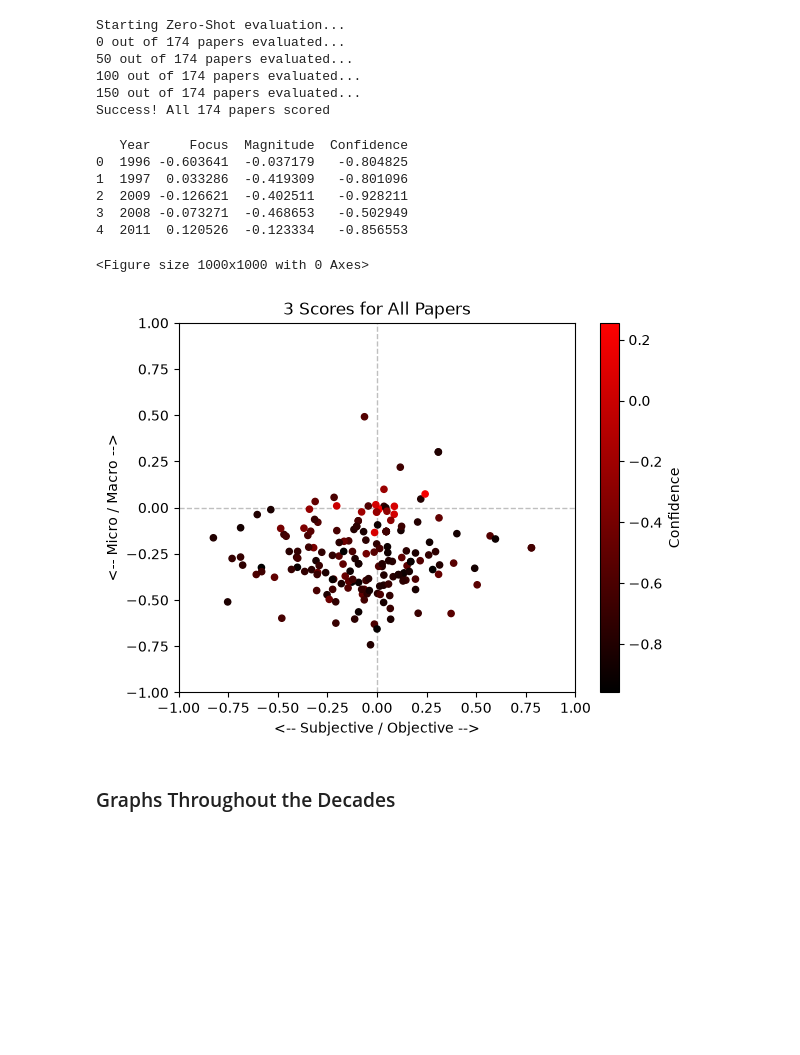
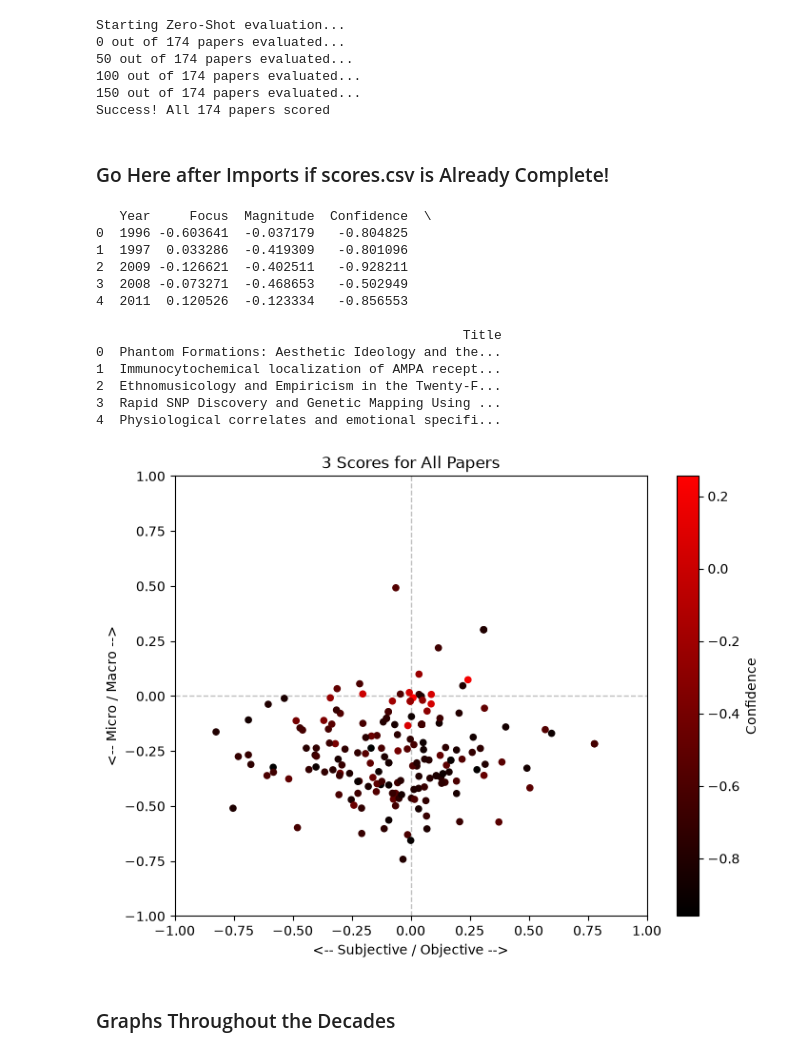
Before and after one commit to evancryan/explanatory-gap, a Jupyter notebook: scorer_model.ipynb, the cells around one changed output. Saved outputs shown, nothing was run; the diff lists cells and outputs as text; code cells hidden in the pictures; blank space fills up the shorter version.

```diff
--- a/scorer_model.ipynb
+++ b/scorer_model.ipynb
@@ -154,45 +132,52 @@ Success! All 174 papers scored
+# %% [markdown]
+### Go Here after Imports if scores.csv is Already Complete!
 # %%
-df_scores = pd.DataFrame(all_paper_scores)
-df_scores = df_scores.rename(columns={0: "Year", 1: "Focus", 2: "Magnitude", 3: "Confidence"})
+df_scores = pd.read_csv("scores.csv")
 print(df_scores.head())
 
 min_conf = df_scores["Confidence"].min()
 max_conf = df_scores["Confidence"].max()
 
-#df_scores.to_csv("all_papers_scores")
 
-plt.figure(figsize=(10,10))
+fig, ax = plt.subplots(figsize=(8,6))
 
 cmap = LinearSegmentedColormap.from_list("black_red", ["black", "red"])
 
 df_scores.plot.scatter(x="Focus",
                        y="Magnitude",
                        c="Confidence",
                        cmap=cmap, #or "inferno"
                        vmin=min_conf,
                        vmax=max_conf,
-                       sharex=False)
+                       sharex=False,
+                       ax=ax)
 
 plt.title("3 Scores for All Papers")
 plt.xlabel("<-- Subjective / Objective -->")
 plt.ylabel("<-- Micro / Macro -->")
 
 plt.axhline(0, color="black", linewidth=1, linestyle="--", alpha=0.25, zorder=0)
 plt.axvline(0, color="black", linewidth=1, linestyle="--", alpha=0.25, zorder=0)
 
 plt.xlim(-1,1)
 plt.ylim(-1,1)
 
 plt.show()
 # %% [output]
-   Year     Focus  Magnitude  Confidence
+   Year     Focus  Magnitude  Confidence  \
 0  1996 -0.603641  -0.037179   -0.804825
 1  1997  0.033286  -0.419309   -0.801096
 2  2009 -0.126621  -0.402511   -0.928211
 3  2008 -0.073271  -0.468653   -0.502949
 4  2011  0.120526  -0.123334   -0.856553
+
+                                               Title
+0  Phantom Formations: Aesthetic Ideology and the...
+1  Immunocytochemical localization of AMPA recept...
+2  Ethnomusicology and Empiricism in the Twenty-F...
+3  Rapid SNP Discovery and Genetic Mapping Using ...
+4  Physiological correlates and emotional specifi...
-<Figure size 1000x1000 with 0 Axes>
-[figure, old version]
+[figure, new version]
 # %% [markdown]
 ### Graphs Throughout the Decades
 # %% [markdown]
```
Also changed, not shown: parts of 6 cells of this notebook, 17 other files.
